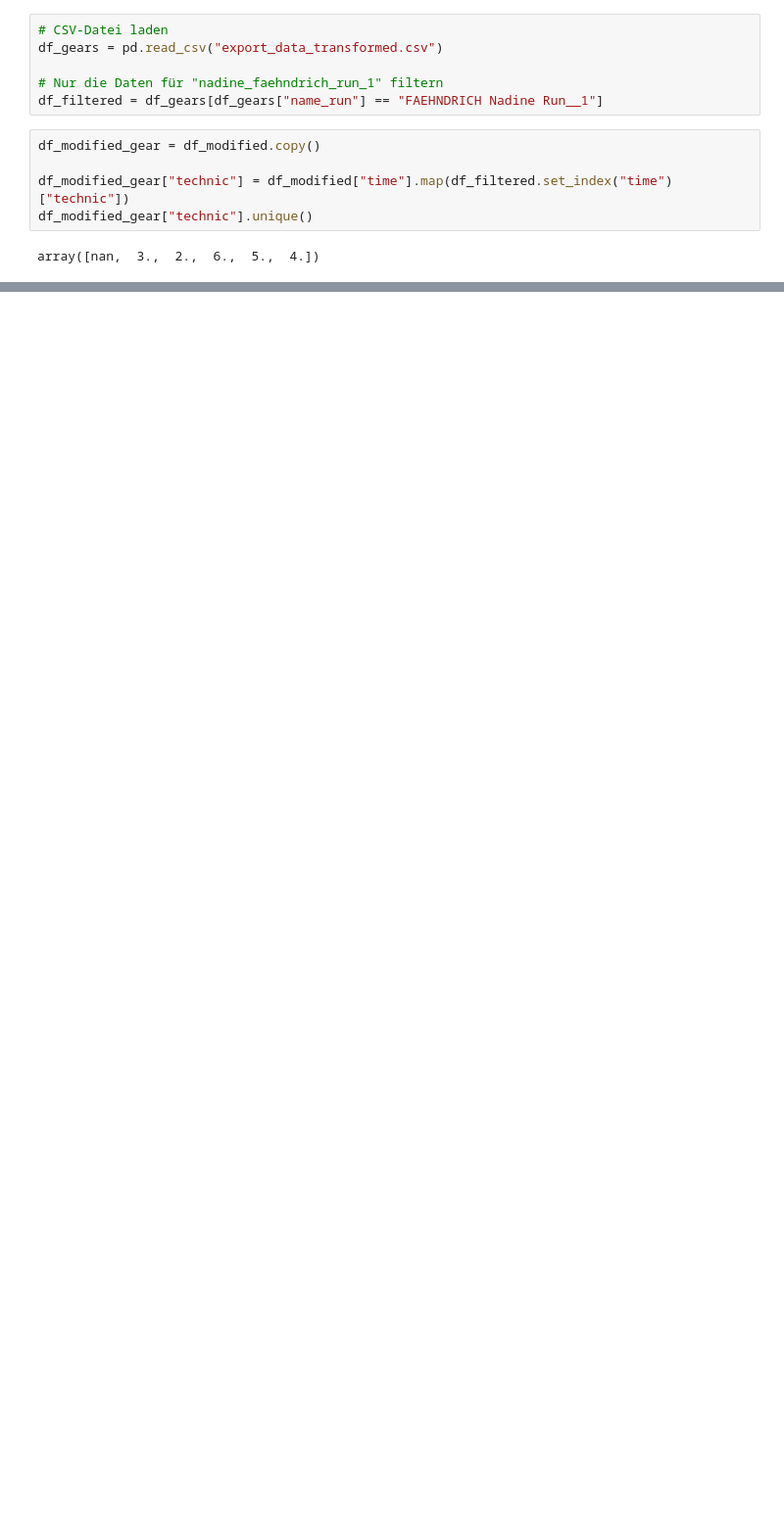
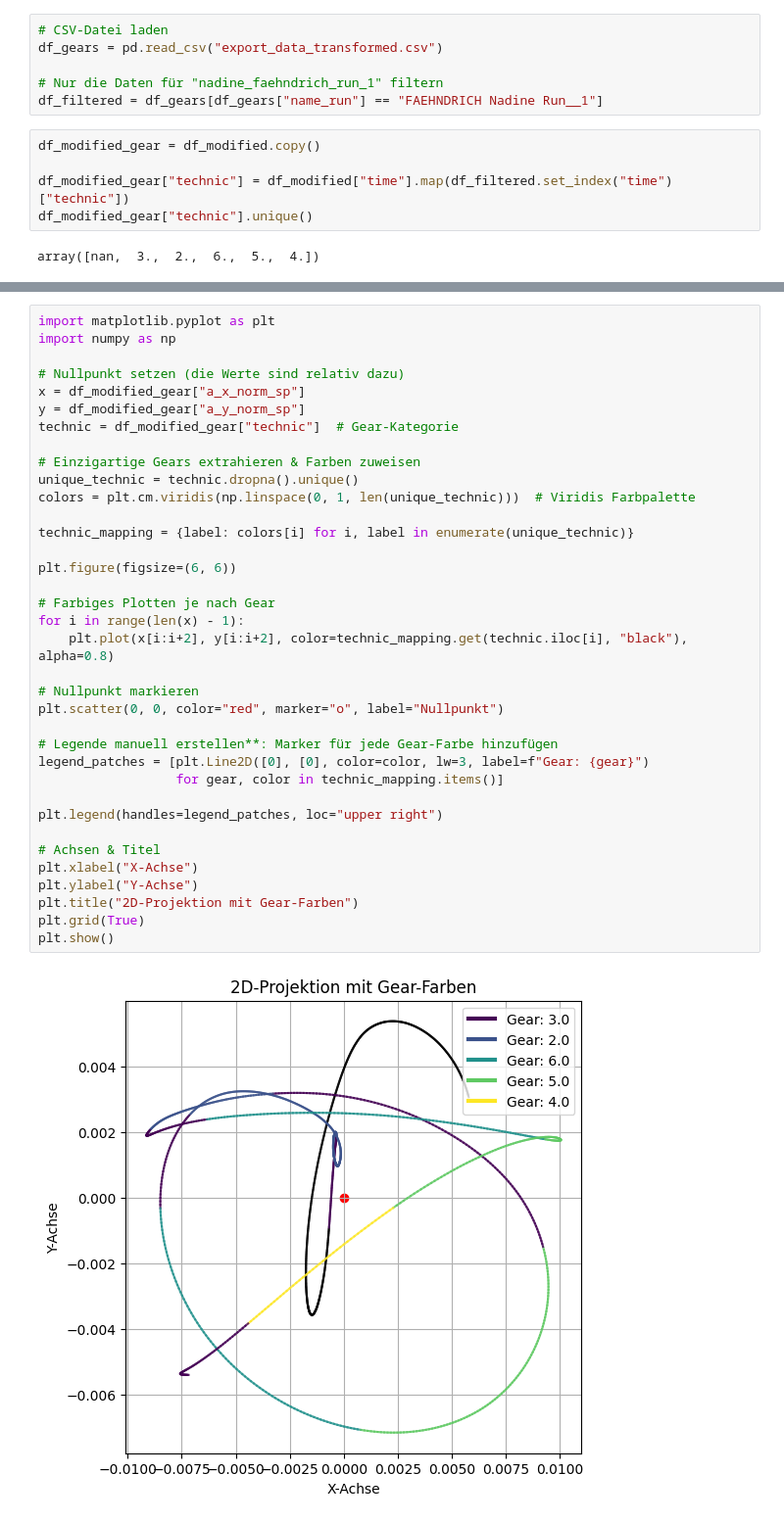
Before and after one commit to Louisfhgr/Dash.py, a Jupyter notebook: BA_test_2.ipynb, the cells around one changed output, grey strips where cells are left out. Shown at 98% size. Drawn from its saved outputs; the diff is of its cells as text; blank space fills up the shorter version.

```diff
--- a/BA_test_2.ipynb
+++ b/BA_test_2.ipynb
@@ -446,0 +484,38 @@ plt.show()
+# %%
+import matplotlib.pyplot as plt
+import numpy as np
+
+# Nullpunkt setzen (die Werte sind relativ dazu)
+x = df_modified_gear["a_x_norm_sp"]
+y = df_modified_gear["a_y_norm_sp"]
+technic = df_modified_gear["technic"]  # Gear-Kategorie
+
+# Einzigartige Gears extrahieren & Farben zuweisen
+unique_technic = technic.dropna().unique()
+colors = plt.cm.viridis(np.linspace(0, 1, len(unique_technic)))  # Viridis Farbpalette
+
+technic_mapping = {label: colors[i] for i, label in enumerate(unique_technic)}
+
+plt.figure(figsize=(6, 6))
+
+# Farbiges Plotten je nach Gear
+for i in range(len(x) - 1):
+    plt.plot(x[i:i+2], y[i:i+2], color=technic_mapping.get(technic.iloc[i], "black"), alpha=0.8)
+
+# Nullpunkt markieren
+plt.scatter(0, 0, color="red", marker="o", label="Nullpunkt")
+
+# Legende manuell erstellen**: Marker für jede Gear-Farbe hinzufügen
+legend_patches = [plt.Line2D([0], [0], color=color, lw=3, label=f"Gear: {gear}")
+                  for gear, color in technic_mapping.items()]
+
+plt.legend(handles=legend_patches, loc="upper right")
+
+# Achsen & Titel
+plt.xlabel("X-Achse")
+plt.ylabel("Y-Achse")
+plt.title("2D-Projektion mit Gear-Farben")
+plt.grid(True)
+plt.show()
+# %% [output]
+[figure, added]
```
Also changed, not shown: parts of 11 cells of this notebook.
